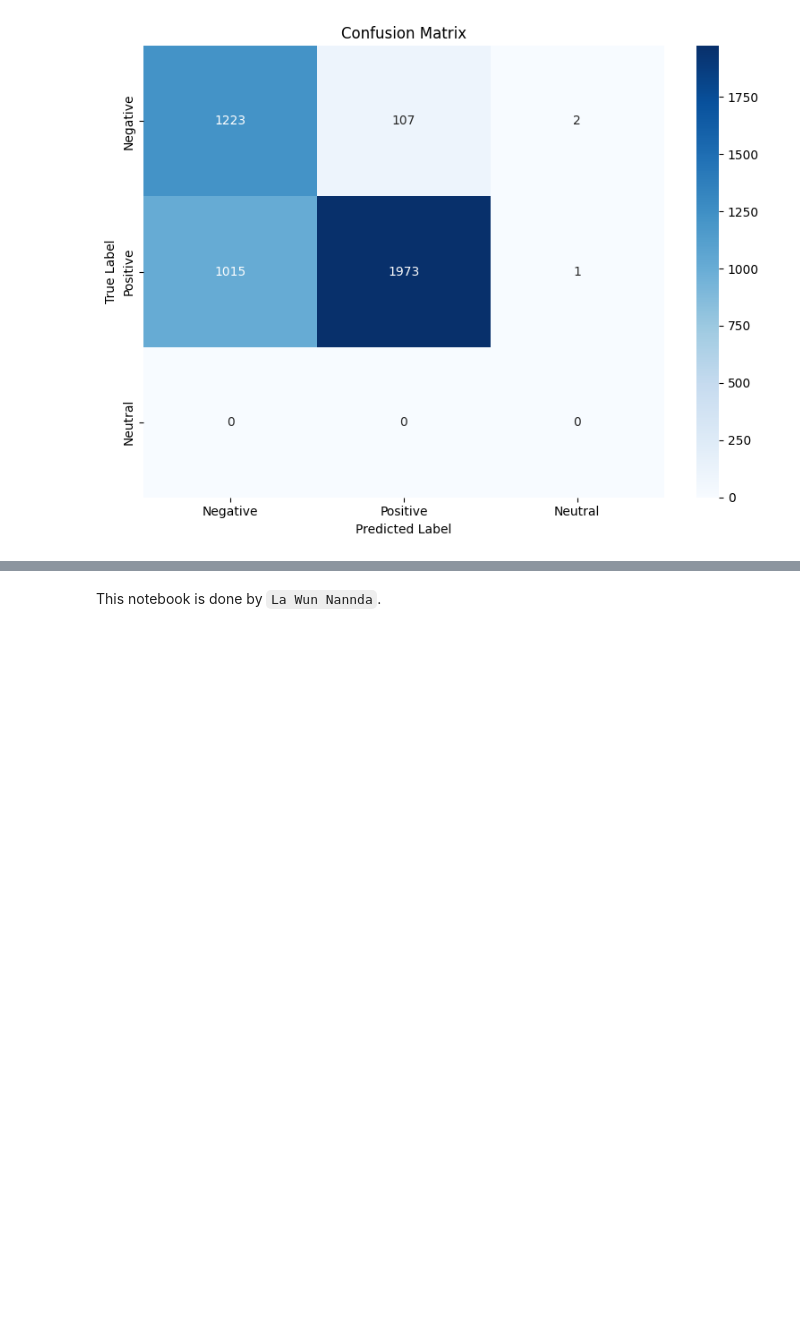
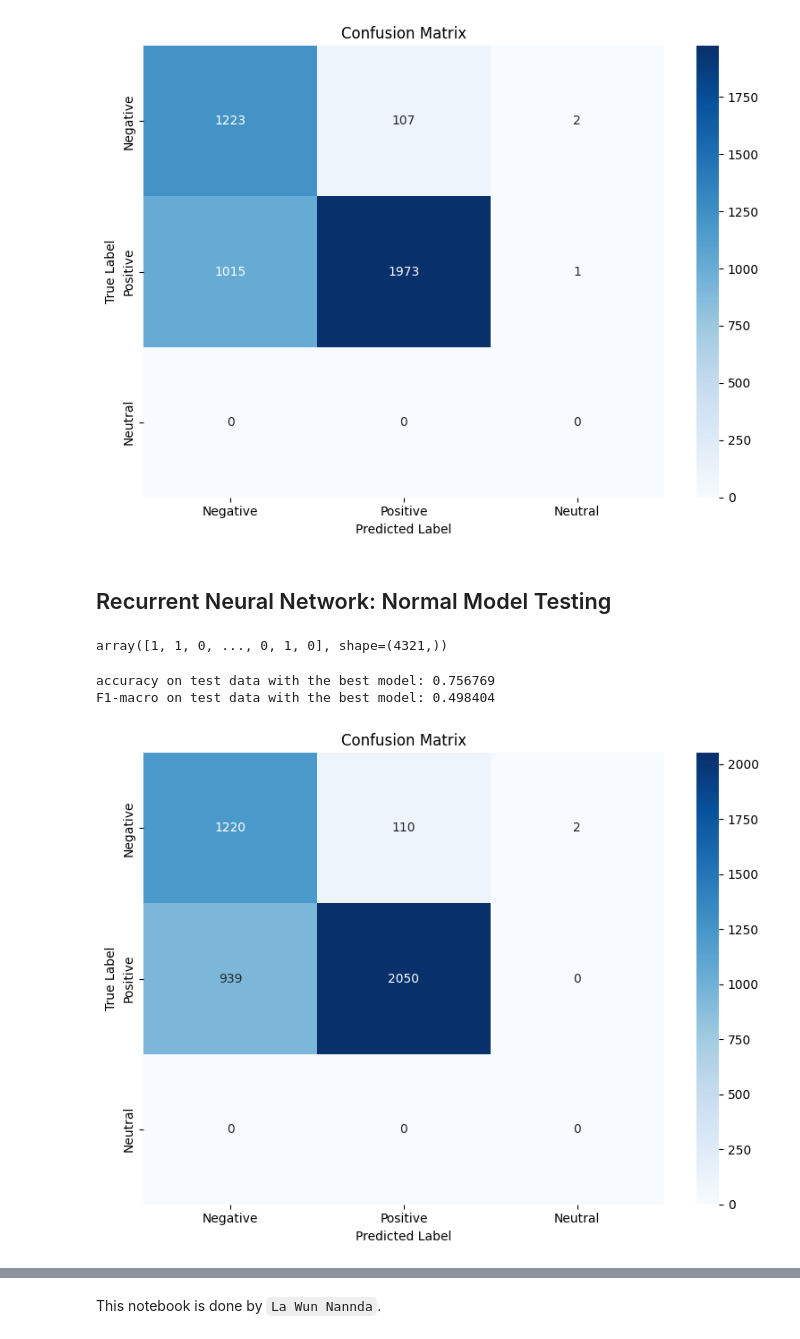
Before and after one commit to lawun330/nlp-sentiment-analysis-comparison, a Jupyter notebook: nbc_model_aggre.ipynb, the cells around one changed output, grey strips where cells are left out. Cells and saved outputs as stored; diff of their text form; code cells hidden in the pictures; blank space fills up the shorter version.

```diff
--- a/nbc_model_aggre.ipynb
+++ b/nbc_model_aggre.ipynb
@@ -195,3 +195,36 @@ plt.show()
 accuracy on test data with the best model: 0.739644
 F1-macro on test data with the best model: 0.487870
 [figure]
+# %% [markdown]
+## Recurrent Neural Network: Normal Model Testing
+# %%
+# make predictions
+y_pred_test_2 = model.predict(raw_X_test)  # use raw text, not vectorized
+y_pred_test_2
+# %% [output]
+array([1, 1, 0, ..., 0, 1, 0], shape=(4321,))
+# %%
+# evaluate scores on testing dataset
+test_accuracy = accuracy_score(y_test, y_pred_test_2)
+test_f1_macro = f1_score(y_test, y_pred_test_2, average='macro')
+
+print(f"accuracy on test data with the best model: {test_accuracy:.6f}")
+print(f"F1-macro on test data with the best model: {test_f1_macro:.6f}")
+
+# create a confusion matrix
+cm2 = confusion_matrix(y_test, y_pred_test_2)
+
+# create a heatmap
+plt.figure(figsize=(8, 6))
+sns.heatmap(cm2, annot=True, fmt='d', cmap='Blues',
+            xticklabels=class_names,
+            yticklabels=class_names)
+plt.title('Confusion Matrix')
+plt.ylabel('True Label')
+plt.xlabel('Predicted Label')
+plt.tight_layout()
+plt.show()
+# %% [output]
+accuracy on test data with the best model: 0.756769
+F1-macro on test data with the best model: 0.498404
+[figure, added]
```
Also changed, not shown: parts of 2 cells of this notebook, 1 other file.
